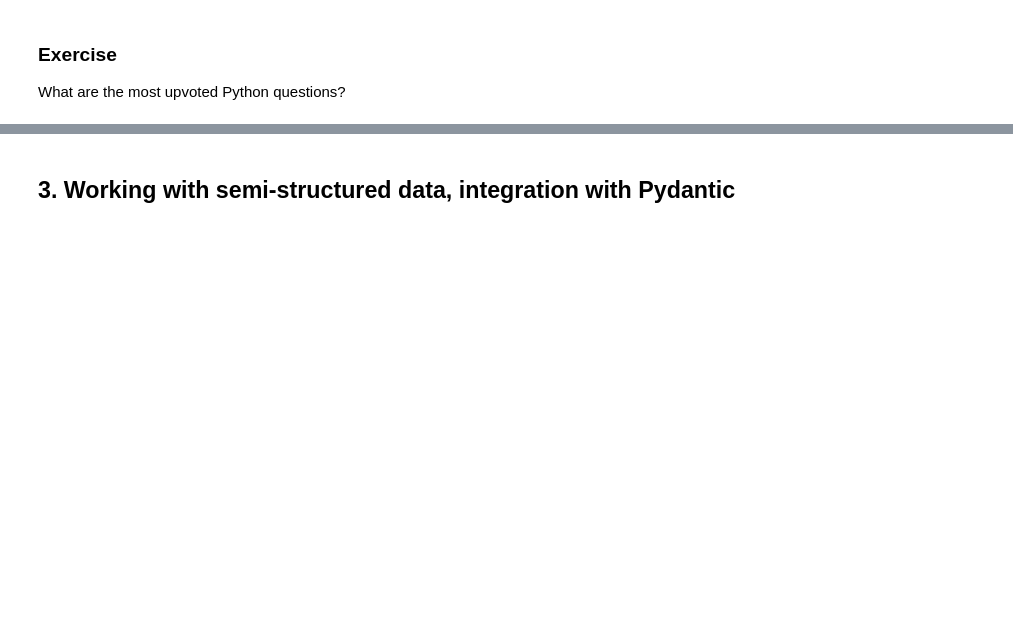
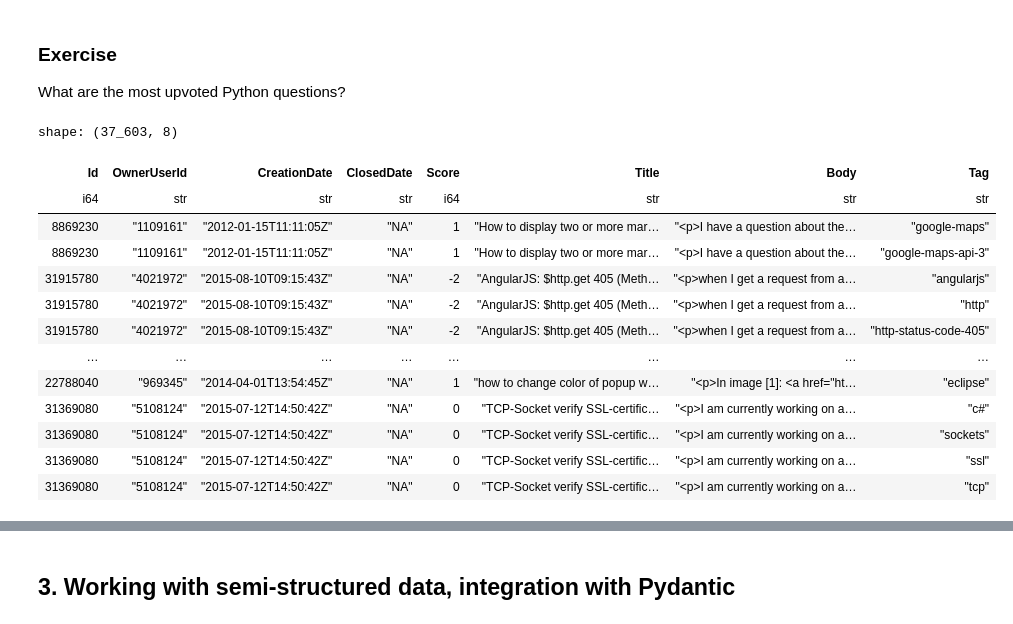
Before and after one commit to astrojuanlu/workshop-polars, a Jupyter notebook: 0_Intro to Polars.ipynb, the cells around one changed output, grey strips where cells are left out. Cells and saved outputs as stored; diff of their text form; code cells hidden in the pictures; blank space fills up the shorter version.

```diff
--- a/0_Intro to Polars.ipynb
+++ b/0_Intro to Polars.ipynb
@@ -175,3 +350,20 @@ pl.read_csv("data/Questions.csv", encoding="utf8-lossy").write_csv("/tmp/questio
 ### Exercise
 
 What are the most upvoted Python questions?
+# %%
+df.join(df_tags, on="Id", how="left")
+# %% [output]
+shape: (37_603, 8)
+| Id | OwnerUserId | CreationDate | ClosedDate | Score | Title | Body | Tag |
+| i64 | str | str | str | i64 | str | str | str |
+| 8869230 | "1109161" | "2012-01-15T11:11:05Z" | "NA" | 1 | "How to display two or more mar… | "<p>I have a question about the… | "google-maps" |
+| 8869230 | "1109161" | "2012-01-15T11:11:05Z" | "NA" | 1 | "How to display two or more mar… | "<p>I have a question about the… | "google-maps-api-3" |
+| 31915780 | "4021972" | "2015-08-10T09:15:43Z" | "NA" | -2 | "AngularJS: $http.get 405 (Meth… | "<p>when I get a request from a… | "angularjs" |
+| 31915780 | "4021972" | "2015-08-10T09:15:43Z" | "NA" | -2 | "AngularJS: $http.get 405 (Meth… | "<p>when I get a request from a… | "http" |
+| 31915780 | "4021972" | "2015-08-10T09:15:43Z" | "NA" | -2 | "AngularJS: $http.get 405 (Meth… | "<p>when I get a request from a… | "http-status-code-405" |
+| … | … | … | … | … | … | … | … |
+| 22788040 | "969345" | "2014-04-01T13:54:45Z" | "NA" | 1 | "how to change color of popup w… | "<p>In image [1]: <a href="ht… | "eclipse" |
+| 31369080 | "5108124" | "2015-07-12T14:50:42Z" | "NA" | 0 | "TCP-Socket verify SSL-certific… | "<p>I am currently working on a… | "c#" |
+| 31369080 | "5108124" | "2015-07-12T14:50:42Z" | "NA" | 0 | "TCP-Socket verify SSL-certific… | "<p>I am currently working on a… | "sockets" |
+| 31369080 | "5108124" | "2015-07-12T14:50:42Z" | "NA" | 0 | "TCP-Socket verify SSL-certific… | "<p>I am currently working on a… | "ssl" |
+| 31369080 | "5108124" | "2015-07-12T14:50:42Z" | "NA" | 0 | "TCP-Socket verify SSL-certific… | "<p>I am currently working on a… | "tcp" |
```
Also changed, not shown: parts of 66 cells of this notebook, 2 other files.
